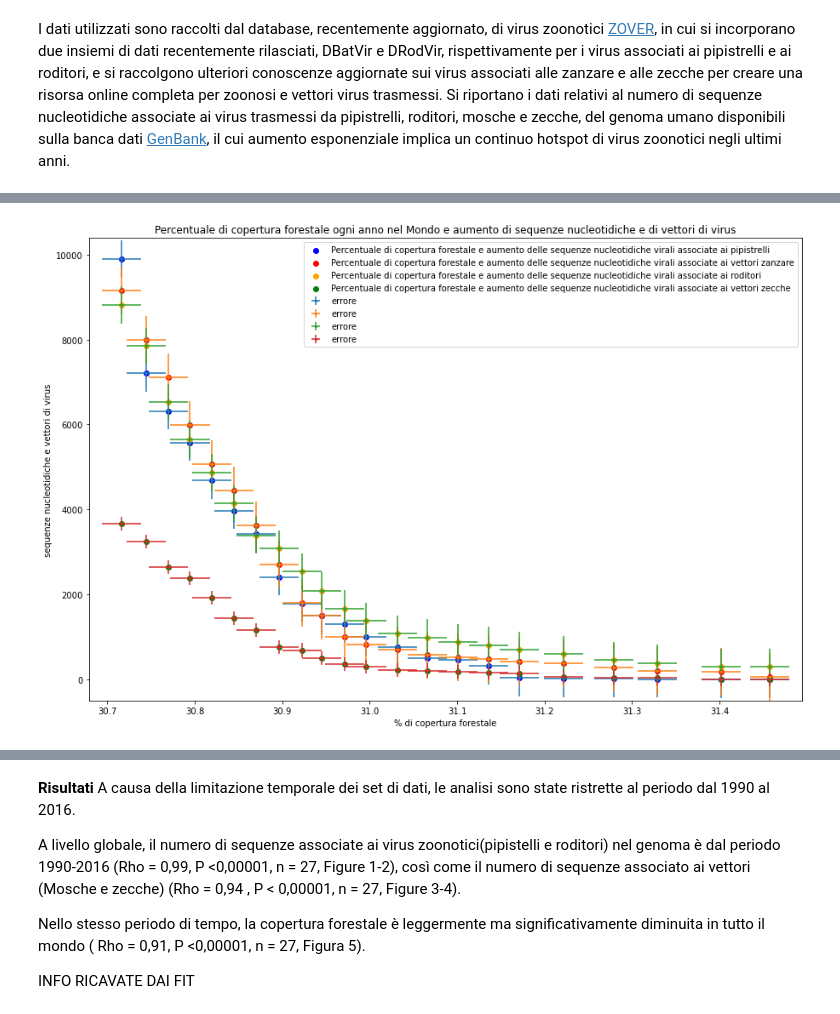
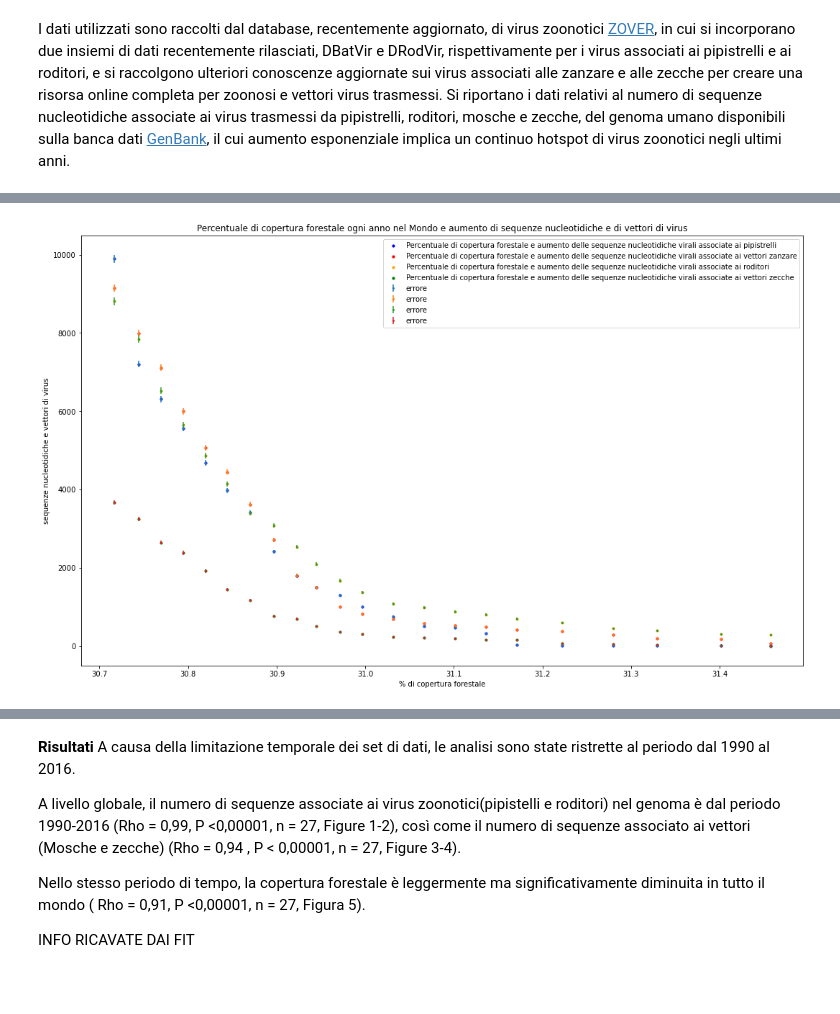
Before and after one commit to FrancescoPollio/analisi-dati-2022, a Jupyter notebook: Progetto_virus_zoonotici.ipynb, the cells around one changed output, grey strips where cells are left out. Drawn from its saved outputs; the diff is of its cells as text; code cells hidden in the pictures; blank space fills up the shorter version.

```diff
--- a/Progetto_virus_zoonotici.ipynb
+++ b/Progetto_virus_zoonotici.ipynb
@@ -133,12 +132,16 @@ plt.show()
 # %%
-fig, ax = plt.subplots(2, 2, figsize=(16,9))
-ax[0,0].errorbar(df_virus['Year'], df_virus['Bat'], fmt='o', markersize=2, yerr=bat_noise, color='blue')
+bat_err = np.sqrt(df_virus['Bat'])
+mosquito_err = np.sqrt(df_virus['Mosquito'])
+rodent_err=np.sqrt(df_virus['Rodent'])
+tick_err=np.sqrt(df_virus['Tick'])
+fig, ax = plt.subplots(2, 2, figsize=(18,11))
+ax[0,0].errorbar(df_virus['Year'], df_virus['Bat'], fmt='o', markersize=2, yerr=bat_err, color='blue')
 ax[0,0].set_title('sequenze nucleotidiche virali associate ai pipistrelli')
-ax[0,1].errorbar(df_virus['Year'], df_virus['Mosquito'], fmt='o', markersize=2, yerr=mosquito_noise, color='red')
+ax[0,1].errorbar(df_virus['Year'], df_virus['Mosquito'], fmt='o', markersize=2, yerr=mosquito_err, color='red')
 ax[0,1].set_title('sequenze nucleotidiche virali associate ai vettori zanzare')
-ax[1,0].errorbar(df_virus['Year'], df_virus['Rodent'], fmt='o', markersize=2, yerr=rodent_noise, color='orange')
+ax[1,0].errorbar(df_virus['Year'], df_virus['Rodent'], fmt='o', markersize=2, yerr=rodent_err, color='orange')
 ax[1,0].set_title('sequenze nucleotidiche virali associate ai roditori')
-ax[1,1].errorbar(df_virus['Year'], df_virus['Tick'], fmt='o', markersize=2, yerr=tick_noise, color='green')
+ax[1,1].errorbar(df_virus['Year'], df_virus['Tick'], fmt='o', markersize=2, yerr=tick_err, color='green')
 ax[1,1].set_title('sequenze nucleotidiche virali associate ai vettori zecche')
 fig.suptitle('Nuove sequenze nucleotidiche e vettori di virus ogni anno nel Mondo')
 # %% [output]
@@ -158,18 +154,18 @@ Il database ZOVER sarà una risorsa preziosa per virologi, zoologi ed epidemiolo
 # %%
-plt.figure(figsize=(15,10))
-plt.scatter(df_deforestation_perc['World forest area(%)'], df_virus['Bat'], marker='o', label='Percentuale di copertura forestale e aumento delle sequenze nucleotidiche virali associate ai pipistrelli', color='blue')
-plt.errorbar(df_deforestation_perc['World forest area(%)'], df_virus['Bat'], fmt='o', markersize=2, xerr=def_noise, yerr=bat_noise, label='errore')
-plt.scatter(df_deforestation_perc['World forest area(%)'], df_virus['Mosquito'], marker='o', label='Percentuale di copertura forestale e aumento delle sequenze nucleotidiche virali associate ai vettori zanzare', color='red')
-plt.errorbar(df_deforestation_perc['World forest area(%)'], df_virus['Mosquito'], fmt='o', markersize=2, xerr=def_noise, yerr=mosquito_noise, label='errore')
-plt.scatter(df_deforestation_perc['World forest area(%)'], df_virus['Rodent'], marker='o', label='Percentuale di copertura forestale e aumento delle sequenze nucleotidiche virali associate ai roditori', color='orange')
-plt.errorbar(df_deforestation_perc['World forest area(%)'], df_virus['Rodent'], fmt='o', markersize=2, xerr=def_noise, yerr=rodent_noise, label='errore')
-plt.scatter(df_deforestation_perc['World forest area(%)'], df_virus['Tick'], marker='o', label='Percentuale di copertura forestale e aumento delle sequenze nucleotidiche virali associate ai vettori zecche', color='green')
-plt.errorbar(df_deforestation_perc['World forest area(%)'], df_virus['Tick'], fmt='o', markersize=2, xerr=def_noise, yerr=tick_noise, label='errore')
+plt.figure(figsize=(18,11))
+plt.scatter(df_deforestation_perc['World forest area(%)'], df_virus['Bat'], marker='o', label='Percentuale di copertura forestale e aumento delle sequenze nucleotidiche virali associate ai pipistrelli', s=10, color='blue')
+plt.errorbar(df_deforestation_perc['World forest area(%)'], df_virus['Bat'], fmt='o', markersize=2, yerr=bat_err, label='errore')
+plt.scatter(df_deforestation_perc['World forest area(%)'], df_virus['Mosquito'], marker='o', label='Percentuale di copertura forestale e aumento delle sequenze nucleotidiche virali associate ai vettori zanzare', s=10, color='red')
+plt.errorbar(df_deforestation_perc['World forest area(%)'], df_virus['Mosquito'], fmt='o', markersize=2, yerr=mosquito_err, label='errore')
+plt.scatter(df_deforestation_perc['World forest area(%)'], df_virus['Rodent'], marker='o', label='Percentuale di copertura forestale e aumento delle sequenze nucleotidiche virali associate ai roditori', s=10, color='orange')
+plt.errorbar(df_deforestation_perc['World forest area(%)'], df_virus['Rodent'], fmt='o', markersize=2, yerr=rodent_err, label='errore')
+plt.scatter(df_deforestation_perc['World forest area(%)'], df_virus['Tick'], marker='o', label='Percentuale di copertura forestale e aumento delle sequenze nucleotidiche virali associate ai vettori zecche', s=10, color='green')
+plt.errorbar(df_deforestation_perc['World forest area(%)'], df_virus['Tick'], fmt='o', markersize=2, yerr=tick_err, label='errore')
 plt.title('Percentuale di copertura forestale ogni anno nel Mondo e aumento di sequenze nucleotidiche e di vettori di virus')
 plt.ylabel('sequenze nucleotidiche e vettori di virus')
 plt.xlabel('% di copertura forestale')
 plt.legend()
 plt.show()
 # %% [output]
-[figure, old version]
+[figure, new version]
 # %%
```
Also changed, not shown: parts of 25 cells of this notebook.
